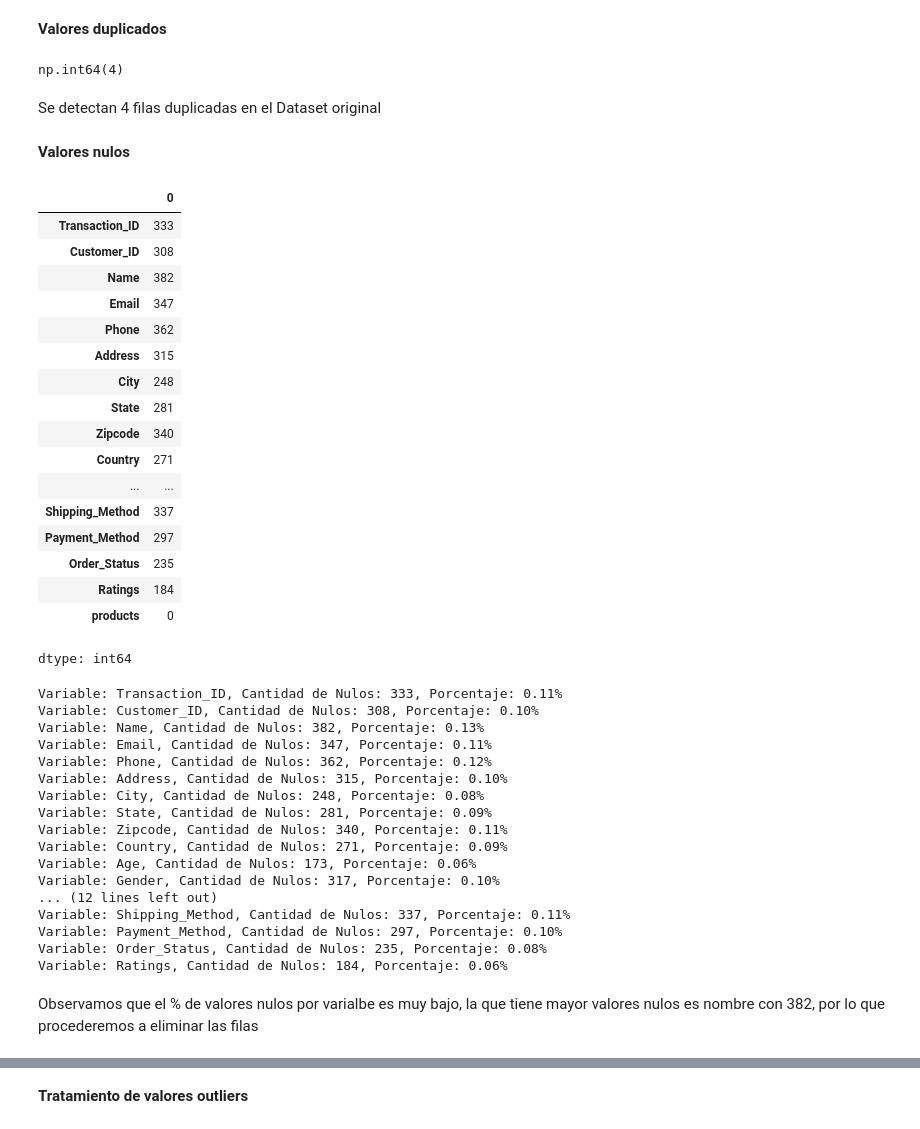
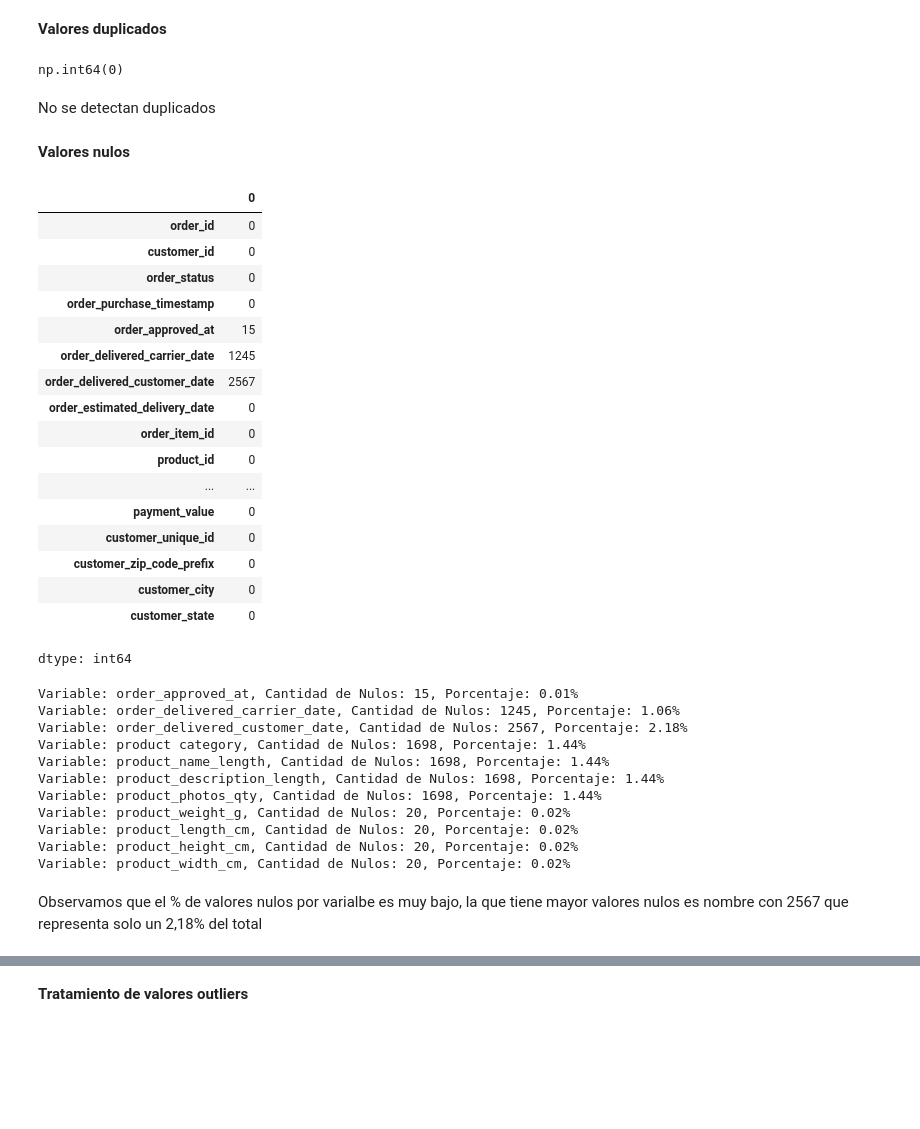
Before and after one commit to nicobotti91/coderds, a Jupyter notebook: etapas_basicas_dsii_botti_1er_entrega_testDSI.ipynb, the cells around one changed output, grey strips where cells are left out. Cells and saved outputs as stored; diff of their text form; code cells hidden in the pictures; blank space fills up the shorter version.

```diff
--- a/etapas_basicas_dsii_botti_1er_entrega_testDSI.ipynb
+++ b/etapas_basicas_dsii_botti_1er_entrega_testDSI.ipynb
@@ -103,5 +98,6 @@ NameError: name 'df_merged_v5' is not defined
 # %%
-df_merged_total =  df_merge_v4.merge(
+# Merge del dataset anteriormente mergeado con dataset "customers" dando como resultado el df final
+df_merged_total = df_merged_v4.merge(
     df_customers,
     how ='inner',
     on= 'customer_id'
@@ -271,63 +270,57 @@ dtype: object
 **Valores duplicados**
 # %%
 # Idetnificar cuantas filas están duplicadas
-df_original.duplicated().sum()
+df_merged_total.duplicated().sum()
 # %% [output]
-np.int64(4)
+np.int64(0)
-# %% [markdown]
-Se detectan 4 filas duplicadas en el Dataset original
+# %% [markdown]
+No se detectan duplicados
 # %% [markdown]
 **Valores nulos**
 # %%
 # Identificar cuantos valores nulos hay por columna
-df_original.isnull().sum()
+df_merged_total.isnull().sum()
 # %% [output]
 |  | 0 |
-| Transaction_ID | 333 |
-| Customer_ID | 308 |
-| Name | 382 |
-| Email | 347 |
-| Phone | 362 |
-| Address | 315 |
-| City | 248 |
-| State | 281 |
-| Zipcode | 340 |
-| Country | 271 |
+| order_id | 0 |
+| customer_id | 0 |
+| order_status | 0 |
+| order_purchase_timestamp | 0 |
+| order_approved_at | 15 |
+| order_delivered_carrier_date | 1245 |
+| order_delivered_customer_date | 2567 |
+| order_estimated_delivery_date | 0 |
+| order_item_id | 0 |
+| product_id | 0 |
 | ... | ... |
-| Shipping_Method | 337 |
-| Payment_Method | 297 |
-| Order_Status | 235 |
-| Ratings | 184 |
-| products | 0 |
+| payment_value | 0 |
+| customer_unique_id | 0 |
+| customer_zip_code_prefix | 0 |
+| customer_city | 0 |
+| customer_state | 0 |
 dtype: int64
 # %%
 # Calculo que % de valores nulos representa sobre el total de cada variable
-nulos_por_variable = df_original.isnull()
+nulos_por_variable = df_merged_total.isnull()
 cantidad_nulos_por_variable = nulos_por_variable.sum() # Sumamos los valores booleanos para obtener la cantidad de nulos por variable
 variables_con_nulos = cantidad_nulos_por_variable[cantidad_nulos_por_variable > 0] # Filtramos solo las variables con al menos un valor nulo
 lista_variables_con_nulos = variables_con_nulos.index.tolist() # Convertimos a lista
 
 for variable in lista_variables_con_nulos:
     cantidad_nulos = cantidad_nulos_por_variable[variable]
-    porcentaje_nulos = (cantidad_nulos / len(df_original)) * 100
+    porcentaje_nulos = (cantidad_nulos / len(df_merged_total)) * 100
     print(f"Variable: {variable}, Cantidad de Nulos: {cantidad_nulos}, Porcentaje: {porcentaje_nulos:.2f}%")
 # %% [output]
-Variable: Transaction_ID, Cantidad de Nulos: 333, Porcentaje: 0.11%
-Variable: Customer_ID, Cantidad de Nulos: 308, Porcentaje: 0.10%
-Variable: Name, Cantidad de Nulos: 382, Porcentaje: 0.13%
-Variable: Email, Cantidad de Nulos: 347, Porcentaje: 0.11%
-Variable: Phone, Cantidad de Nulos: 362, Porcentaje: 0.12%
-Variable: Address, Cantidad de Nulos: 315, Porcentaje: 0.10%
-Variable: City, Cantidad de Nulos: 248, Porcentaje: 0.08%
-Variable: State, Cantidad de Nulos: 281, Porcentaje: 0.09%
-Variable: Zipcode, Cantidad de Nulos: 340, Porcentaje: 0.11%
-Variable: Country, Cantidad de Nulos: 271, Porcentaje: 0.09%
-Variable: Age, Cantidad de Nulos: 173, Porcentaje: 0.06%
-Variable: Gender, Cantidad de Nulos: 317, Porcentaje: 0.10%
-... (12 lines left out)
-Variable: Shipping_Method, Cantidad de Nulos: 337, Porcentaje: 0.11%
-Variable: Payment_Method, Cantidad de Nulos: 297, Porcentaje: 0.10%
-Variable: Order_Status, Cantidad de Nulos: 235, Porcentaje: 0.08%
-Variable: Ratings, Cantidad de Nulos: 184, Porcentaje: 0.06%
+Variable: order_approved_at, Cantidad de Nulos: 15, Porcentaje: 0.01%
+Variable: order_delivered_carrier_date, Cantidad de Nulos: 1245, Porcentaje: 1.06%
+Variable: order_delivered_customer_date, Cantidad de Nulos: 2567, Porcentaje: 2.18%
+Variable: product category, Cantidad de Nulos: 1698, Porcentaje: 1.44%
+Variable: product_name_length, Cantidad de Nulos: 1698, Porcentaje: 1.44%
+Variable: product_description_length, Cantidad de Nulos: 1698, Porcentaje: 1.44%
+Variable: product_photos_qty, Cantidad de Nulos: 1698, Porcentaje: 1.44%
+Variable: product_weight_g, Cantidad de Nulos: 20, Porcentaje: 0.02%
+Variable: product_length_cm, Cantidad de Nulos: 20, Porcentaje: 0.02%
+Variable: product_height_cm, Cantidad de Nulos: 20, Porcentaje: 0.02%
+Variable: product_width_cm, Cantidad de Nulos: 20, Porcentaje: 0.02%
 # %% [markdown]
-Observamos que el % de valores nulos por varialbe es muy bajo, la que tiene mayor valores nulos es nombre con 382, por lo que procederemos a eliminar las filas
+Observamos que el % de valores nulos por varialbe es muy bajo, la que tiene mayor valores nulos es nombre con 2567 que representa solo un 2,18% del total
```
Also changed, not shown: parts of 32 cells of this notebook.
